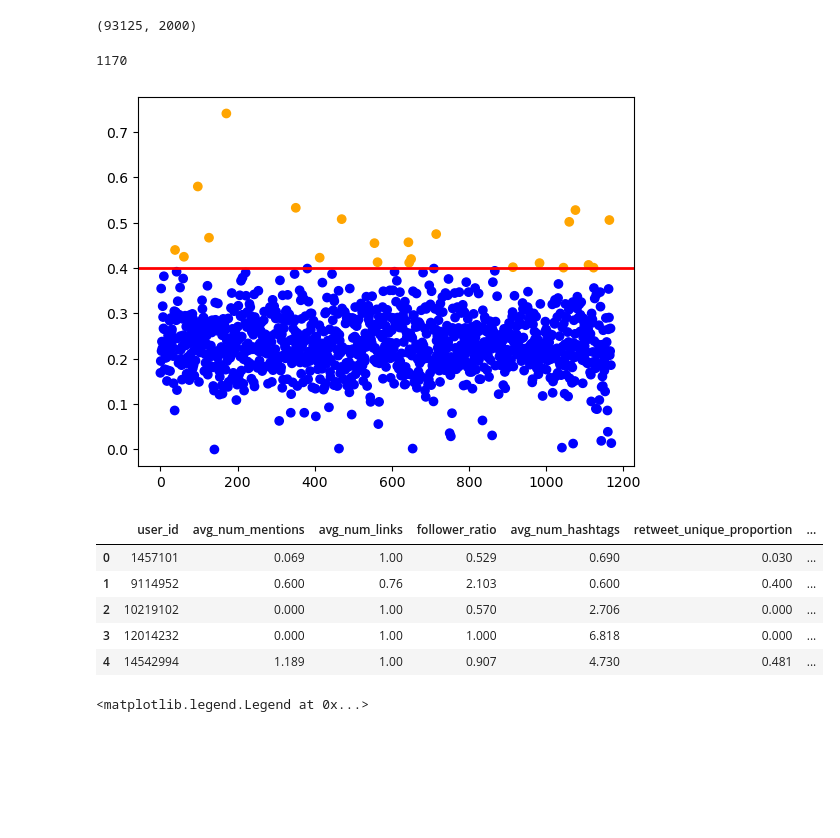
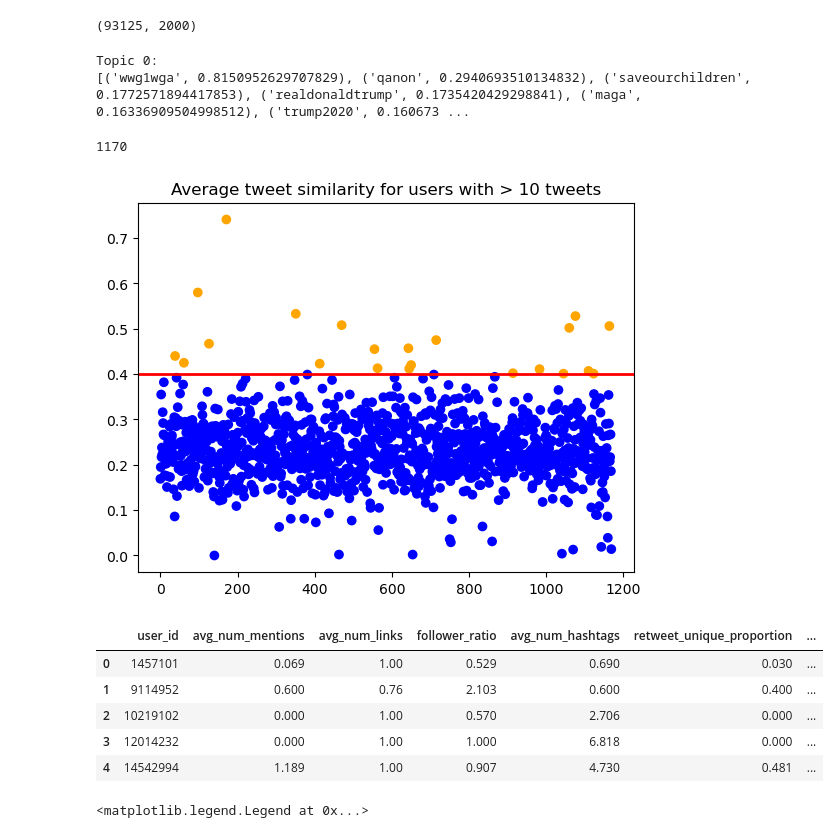
Before and after one commit to Cam-Baker/Qanon-Analytics, a Jupyter notebook: Notebooks/User_Analysis.ipynb, the cells around one changed output. Drawn from its saved outputs; the diff is of its cells as text; code cells hidden in the pictures; blank space fills up the shorter version.

```diff
--- a/Notebooks/User_Analysis.ipynb
+++ b/Notebooks/User_Analysis.ipynb
@@ -53,14 +53,18 @@ topic_dict = {}
 for i, comp in enumerate(svd_model.components_):
     terms_comp = zip(terms, comp)
     sorted_terms = sorted(terms_comp, key= lambda x:x[1], reverse=True)[:10]
-    #print("Topic "+str(i)+": ")
-    #print(sorted_terms)
+    if i == 0:
+        print("Topic "+str(i)+": ")
+        print(sorted_terms)
     topic_terms = []
     for k in sorted_terms:
         topic_terms.append(k[0])
     topic_dict[i] = topic_terms
 
 X_topics = svd_model.fit_transform(X)
+# %% [output]
+Topic 0:
+[('wwg1wga', 0.8150952629707829), ('qanon', 0.2940693510134832), ('saveourchildren', 0.1772571894417853), ('realdonaldtrump', 0.1735420429298841), ('maga', 0.16336909504998512), ('trump2020', 0.160673 ...
 # %%
 def set_top_topic(x):
     if(len(np.where(X_topics[x] == max(X_topics[x]))[0])):
@@ -96,34 +100,35 @@ frequent_users_grouped = non_rt_tweets[(non_rt_tweets['user_id'].isin(frequent_u
 
 non_rt_tweets.head()
 
 unique_users = list(frequent_users_grouped.user_id.unique())
 user_df = pd.DataFrame(unique_users, columns = ['user_id'])
 
 user_df['avg_num_mentions'] = [round(frequent_users_grouped.get_group(i)["num_mentions"].mean(),3) for i in user_df['user_id']]
 user_df['avg_num_links'] = [round(frequent_users_grouped.get_group(i)["num_links"].mean(),3) for i in user_df['user_id']]
 user_df['follower_ratio'] = [round(frequent_users_grouped.get_group(i)["follower_ratio"].mean(),3) for i in user_df['user_id']]
 user_df['avg_num_hashtags'] = [round(frequent_users_grouped.get_group(i)["num_hashtags"].mean(),3) for i in user_df['user_id']]
 all_frequent_user_tweets = all_tweets[(all_tweets['user_id'].isin(frequent_users))].groupby('user_id')
 user_df['retweet_unique_proportion'] = [round(all_frequent_user_tweets.get_group(i)['tweet_text'].str.count("^RT @").sum() / all_frequent_user_tweets.get_group(i).shape[0],3) for i in user_df['user_id']]
 user_df['avg_similarity'] = [round(frequent_users_grouped.get_group(i)["top_topic_score"].mean(),3) for i in user_df['user_id']]
 
 def set_quartile(x):
     if x >= 0.4:
         return "High similarity"
     else:
         return "Low similarity"
 
 user_df['similarity_label'] = user_df['avg_similarity'].apply(lambda x: set_quartile(x))
 
+plt.title("Average tweet similarity for users with > 10 tweets")
 plt.scatter(np.arange(0,len(user_df['avg_similarity'])),user_df['avg_similarity'],
             color = [('orange' if x > 0.4 else 'blue') for x in user_df['avg_similarity']])
 plt.axhline(linewidth=2, color='r', y=0.4)
 plt.show()
 
 user_df.head()
 # %% [output]
 1170
-[figure, old version]
+[figure, new version]
 |  | user_id | avg_num_mentions | avg_num_links | follower_ratio | avg_num_hashtags | retweet_unique_proportion | ... |
 | 0 | 1457101 | 0.069 | 1.00 | 0.529 | 0.690 | 0.030 | ... |
 | 1 | 9114952 | 0.600 | 0.76 | 2.103 | 0.600 | 0.400 | ... |
```
Also changed, not shown: 2 other files.
